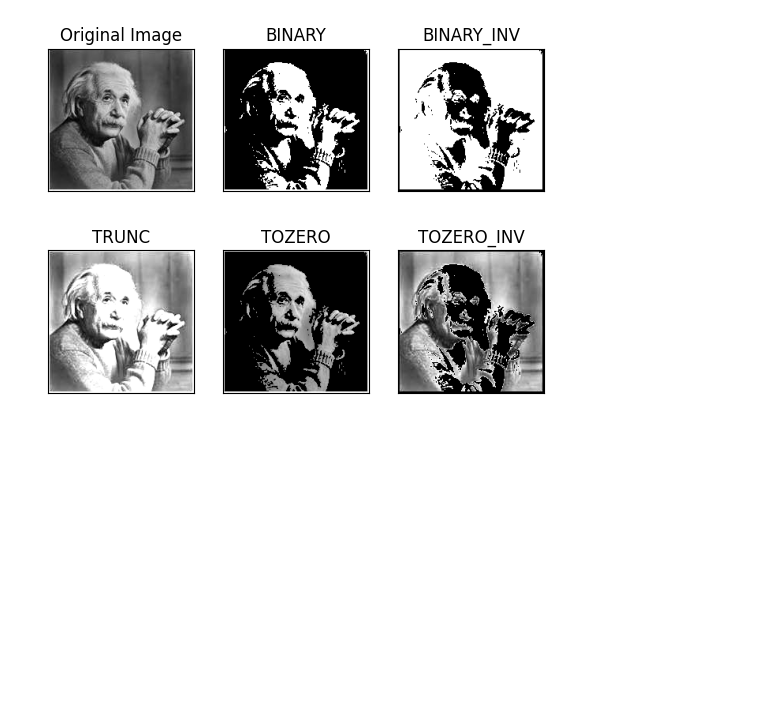
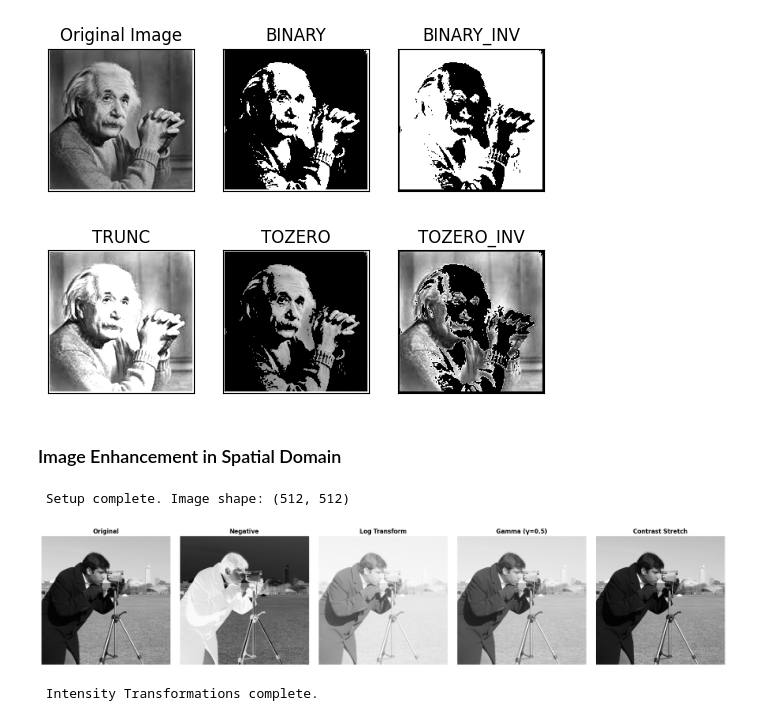
Before and after one commit to kushalprasadjoshi-bachelor/cmp362-image-processing-and-pattern-recognition, a Jupyter notebook: lab02-image-transformations.ipynb, the cells around one changed output. Cells and saved outputs as stored; diff of their text form; code cells hidden in the pictures; blank space fills up the shorter version.

```diff
--- a/lab02-image-transformations.ipynb
+++ b/lab02-image-transformations.ipynb
@@ -82,3 +82,75 @@ for i in range(6):
 plt.show()
 # %% [output]
 [figure]
+# %% [markdown]
+### Image Enhancement in Spatial Domain
+# %%
+# ──────────────────────────────────────────────────────────────
+# CELL 1: Install & Imports (Run this first)
+# ──────────────────────────────────────────────────────────────
+
+import cv2
+import numpy as np
+import matplotlib.pyplot as plt
+from skimage import data, exposure
+# from google.colab.patches import cv2_imshow
+def show(images, titles, cmap_list=None, figsize=(16, 4)):
+    """Helper: display multiple images side by side."""
+    n = len(images)
+    if cmap_list is None:
+        cmap_list = ['gray'] * n
+    fig, axes = plt.subplots(1, n, figsize=figsize)
+    if n == 1:
+        axes = [axes]
+    for ax, img, title, cmap in zip(axes, images, titles, cmap_list):
+        ax.imshow(img, cmap=cmap)
+        ax.set_title(title, fontsize=12, fontweight='bold')
+        ax.axis('off')
+    plt.tight_layout()
+    plt.show()
+# Load a sample grayscale image (use your own: cv2.imread('path'))
+img_gray = cv2.cvtColor(
+    cv2.resize(
+        np.array(data.camera(), dtype=np.uint8),
+        (512, 512)
+    ), cv2.COLOR_GRAY2BGR
+)
+img_gray = cv2.cvtColor(img_gray, cv2.COLOR_BGR2GRAY)
+print(" Setup complete. Image shape:", img_gray.shape)
+# %% [output]
+ Setup complete. Image shape: (512, 512)
+# %%
+# ──────────────────────────────────────────────────────────────
+# CELL 2: PROGRAM 1 — Intensity Transformations
+#         (Negative, Log, Power/Gamma, Contrast Stretching)
+# ──────────────────────────────────────────────────────────────
+def intensity_transformations(img):
+    img = img.astype(np.float64)
+    L = 256  # gray levels
+    # 1. Image Negative
+    negative = L - 1 - img
+    # 2. Log Transformation: s = c * log(1 + r)
+    c = (L - 1) / np.log(1 + np.max(img))
+    log_img = c * np.log(1 + img)
+    # 3. Power-Law (Gamma) Transformation: s = c * r^gamma
+    gamma = 0.5   # <1 brightens, >1 darkens
+    c = 1.0
+    gamma_img = c * np.power(img / 255.0, gamma) * 255
+    # 4. Contrast Stretching: linear stretch to [0, 255]
+    r_min, r_max = img.min(), img.max()
+    contrast = (img - r_min) / (r_max - r_min) * 255
+    images = [
+        img.astype(np.uint8),
+        negative.astype(np.uint8),
+        log_img.astype(np.uint8),
+        gamma_img.astype(np.uint8),
+        contrast.astype(np.uint8)
+    ]
+    titles = ['Original', 'Negative', 'Log Transform',
+              f'Gamma (γ={gamma})', 'Contrast Stretch']
+    show(images, titles, figsize=(20, 4))
+    print(" Intensity Transformations complete.")
+intensity_transformations(img_gray)
+# %% [output]
+[figure, added]
+ Intensity Transformations complete.
```
Also changed, not shown: parts of 4 cells of this notebook, 4 other files.
